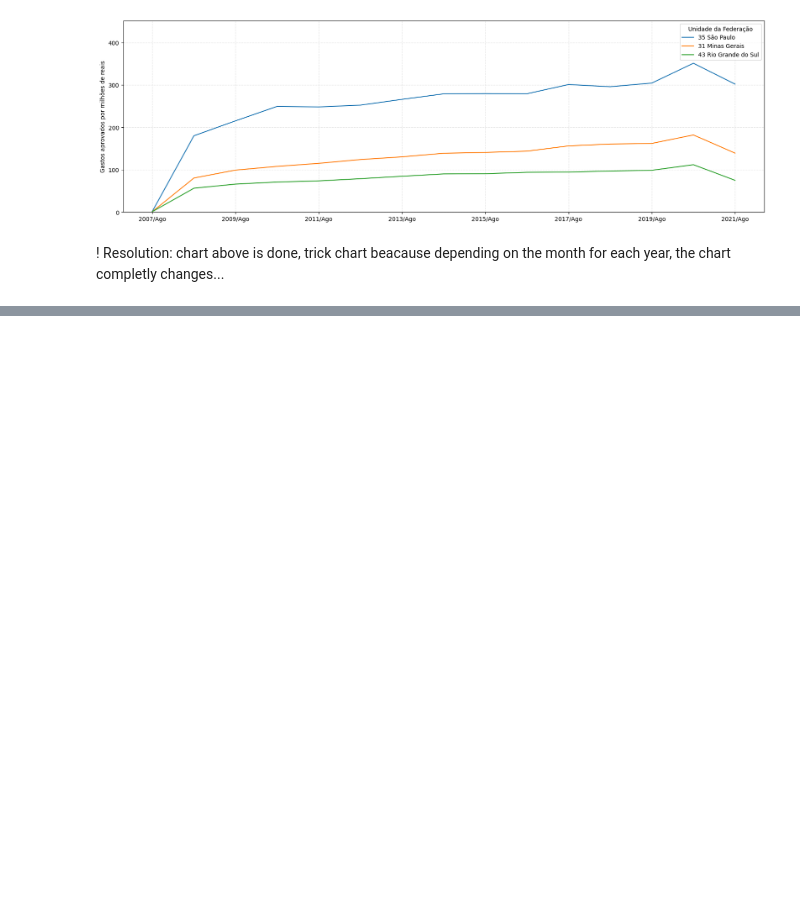
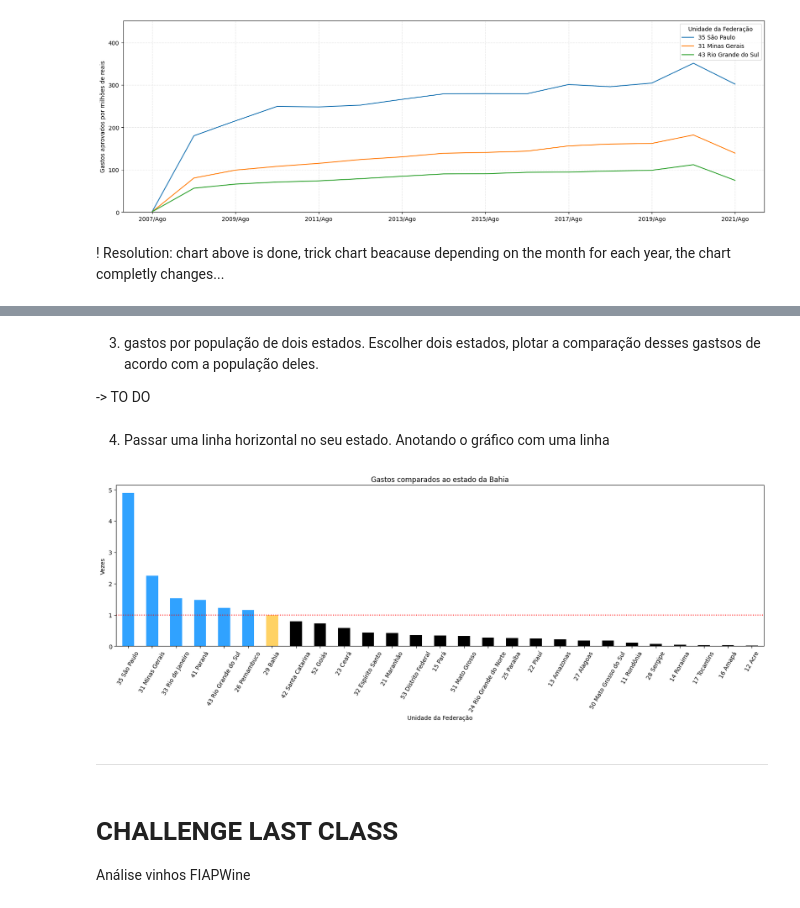
Before and after one commit to rfelipesilva/pos-tech-data-analytics, a Jupyter notebook: jupyter/01-Análise exploratória de dados.ipynb, the cells around one changed output, grey strips where cells are left out. Saved outputs shown, nothing was run; the diff lists cells and outputs as text; code cells hidden in the pictures; blank space fills up the shorter version.

Commit message:
exercises last class have been added

```diff
--- a/jupyter/01-Análise exploratória de dados.ipynb
+++ b/jupyter/01-Análise exploratória de dados.ipynb
@@ -412,0 +505,20 @@ plt.grid(color = '#e5e5e5', linestyle = 'dashed', linewidth = 0.9)
+# %% [markdown]
+3. gastos por população de dois estados. Escolher dois estados, plotar a comparação desses gastsos de acordo com a população deles.
+
+-> TO DO
+# %% [markdown]
+4. Passar uma linha horizontal no seu estado. Anotando o gráfico com uma linha
+# %%
+axis = tabela_de_comparacao_challenge.plot(kind='bar', figsize=(20,5), rot=60, color=color_list)
+plt.axhline(valor_bahia, color='red', ls='dotted')
+axis.set_ylabel('Vezes')
+
+plt.title('Gastos comparados ao estado da Bahia')
+plt.show()
+# %% [output]
+[figure, added]
+# %% [markdown]
+***
+# %% [markdown]
+# CHALLENGE LAST CLASS
+Análise vinhos FIAPWine
```
Also changed, not shown: parts of 14 cells of this notebook.
